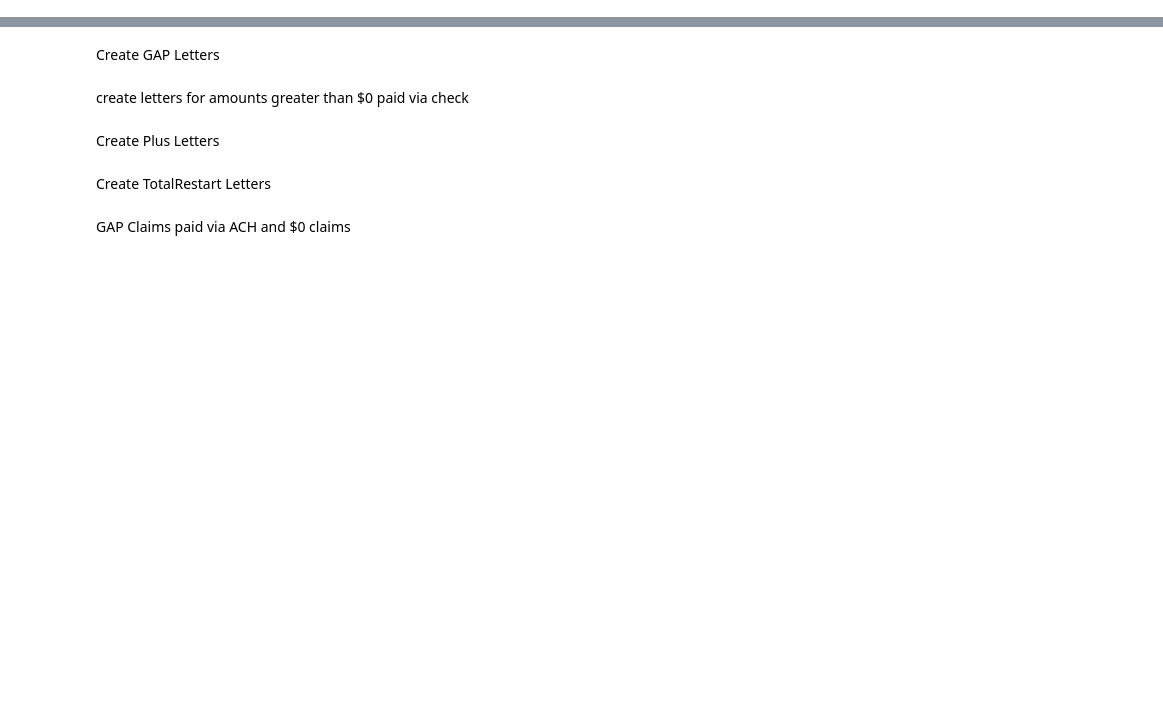
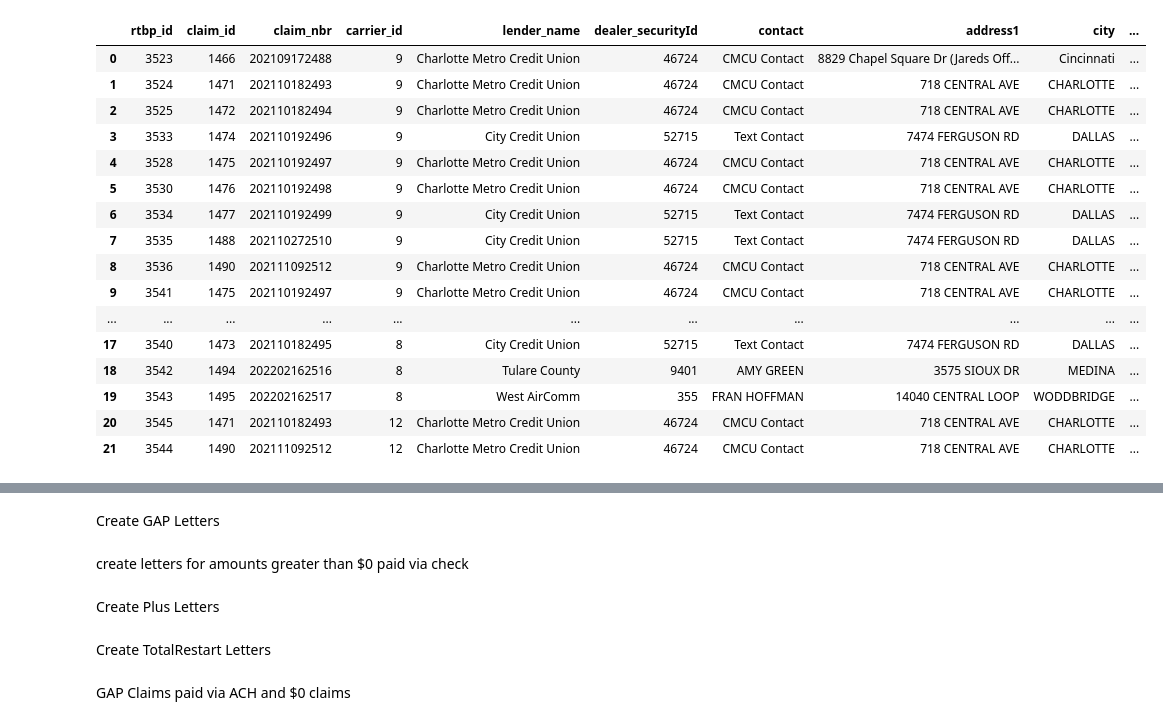
Before and after one commit to jediracer/Claim_Payments, a Jupyter notebook: vgcQbTest.ipynb, the cells around one changed output, grey strips where cells are left out. Saved outputs shown, nothing was run; the diff lists cells and outputs as text; code cells hidden in the pictures; blank space fills up the shorter version.

```diff
--- a/vgcQbTest.ipynb
+++ b/vgcQbTest.ipynb
@@ -800,3 +801,23 @@ carrier_df.columns = col_names
 
 # Merge QB_ListID into df
 pymts_df = pymts_df.merge(carrier_df, left_on='carrier_id', right_on='carrier_id').copy()
+# %%
+pymts_df
+# %% [output]
+|  | rtbp_id | claim_id | claim_nbr | carrier_id | lender_name | dealer_securityId | contact | address1 | city | ... |
+| 0 | 3523 | 1466 | 202109172488 | 9 | Charlotte Metro Credit Union | 46724 | CMCU Contact | 8829 Chapel Square Dr (Jareds Off... | Cincinnati | ... |
+| 1 | 3524 | 1471 | 202110182493 | 9 | Charlotte Metro Credit Union | 46724 | CMCU Contact | 718 CENTRAL AVE | CHARLOTTE | ... |
+| 2 | 3525 | 1472 | 202110182494 | 9 | Charlotte Metro Credit Union | 46724 | CMCU Contact | 718 CENTRAL AVE | CHARLOTTE | ... |
+| 3 | 3533 | 1474 | 202110192496 | 9 | City Credit Union | 52715 | Text Contact | 7474 FERGUSON RD | DALLAS | ... |
+| 4 | 3528 | 1475 | 202110192497 | 9 | Charlotte Metro Credit Union | 46724 | CMCU Contact | 718 CENTRAL AVE | CHARLOTTE | ... |
+| 5 | 3530 | 1476 | 202110192498 | 9 | Charlotte Metro Credit Union | 46724 | CMCU Contact | 718 CENTRAL AVE | CHARLOTTE | ... |
+| 6 | 3534 | 1477 | 202110192499 | 9 | City Credit Union | 52715 | Text Contact | 7474 FERGUSON RD | DALLAS | ... |
+| 7 | 3535 | 1488 | 202110272510 | 9 | City Credit Union | 52715 | Text Contact | 7474 FERGUSON RD | DALLAS | ... |
+| 8 | 3536 | 1490 | 202111092512 | 9 | Charlotte Metro Credit Union | 46724 | CMCU Contact | 718 CENTRAL AVE | CHARLOTTE | ... |
+| 9 | 3541 | 1475 | 202110192497 | 9 | Charlotte Metro Credit Union | 46724 | CMCU Contact | 718 CENTRAL AVE | CHARLOTTE | ... |
+| ... | ... | ... | ... | ... | ... | ... | ... | ... | ... | ... |
+| 17 | 3540 | 1473 | 202110182495 | 8 | City Credit Union | 52715 | Text Contact | 7474 FERGUSON RD | DALLAS | ... |
+| 18 | 3542 | 1494 | 202202162516 | 8 | Tulare County | 9401 | AMY GREEN | 3575 SIOUX DR | MEDINA | ... |
+| 19 | 3543 | 1495 | 202202162517 | 8 | West AirComm | 355 | FRAN HOFFMAN | 14040 CENTRAL LOOP | WODDBRIDGE | ... |
+| 20 | 3545 | 1471 | 202110182493 | 12 | Charlotte Metro Credit Union | 46724 | CMCU Contact | 718 CENTRAL AVE | CHARLOTTE | ... |
+| 21 | 3544 | 1490 | 202111092512 | 12 | Charlotte Metro Credit Union | 46724 | CMCU Contact | 718 CENTRAL AVE | CHARLOTTE | ... |
```
Also changed, not shown: parts of 7 cells of this notebook.
